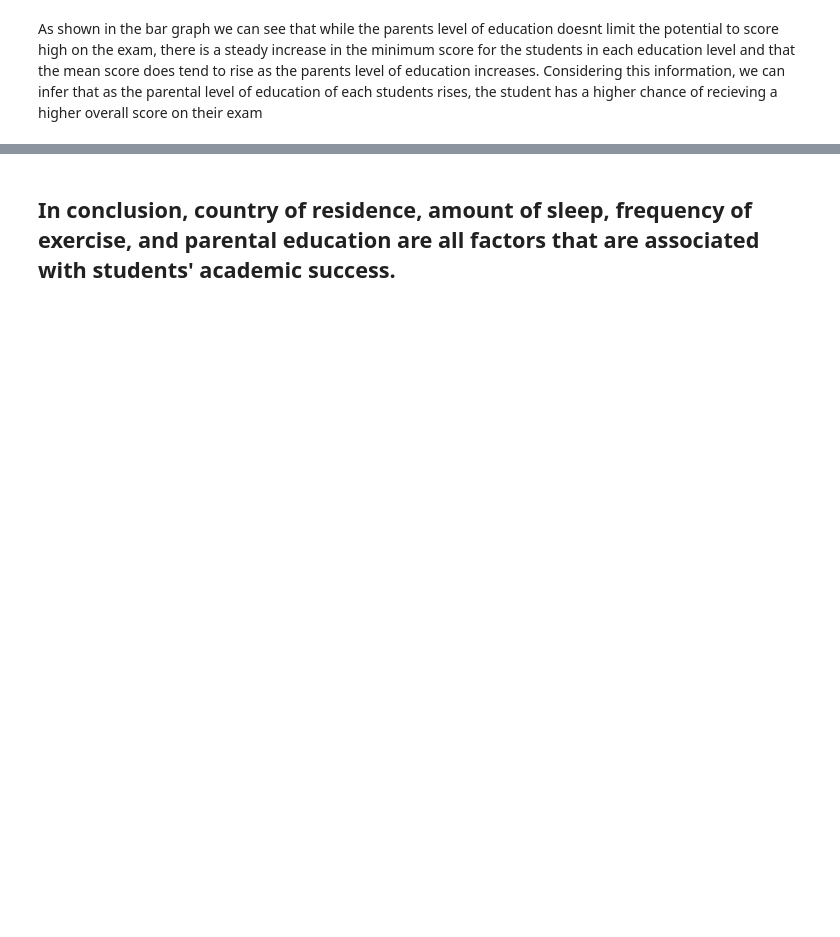
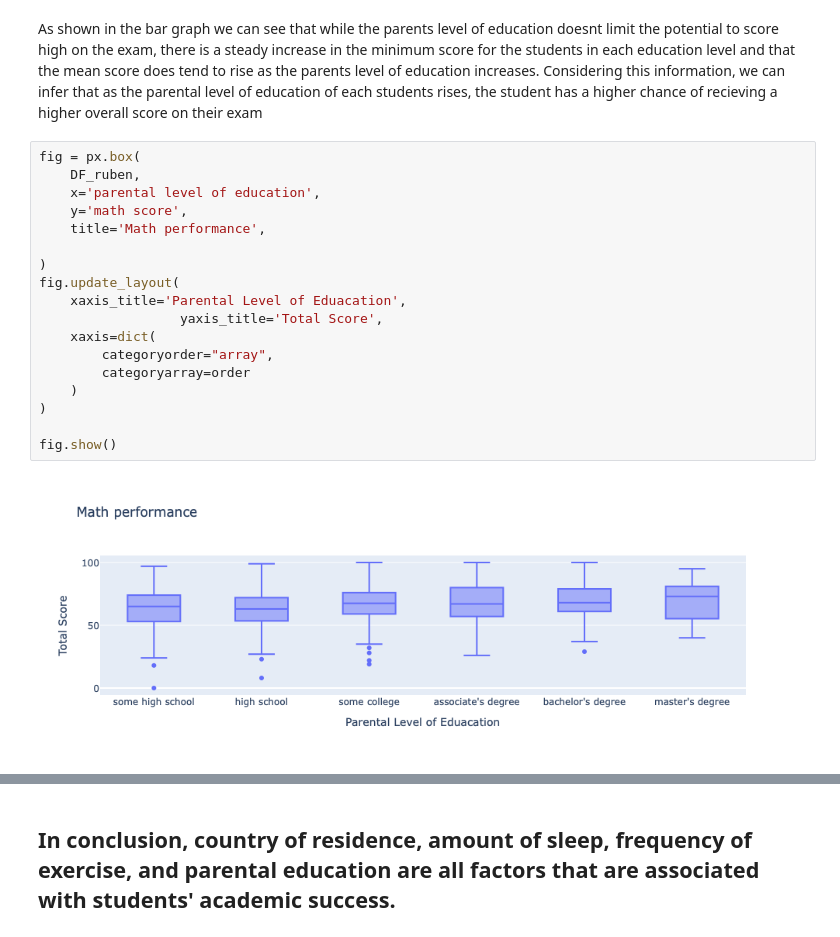
Before and after one commit to joseephwong/RJR-Data101-Project, a Jupyter notebook: Final Project.ipynb, the cells around one changed output, grey strips where cells are left out. Drawn from its saved outputs; the diff is of its cells as text; blank space fills up the shorter version.

```diff
--- a/Final Project.ipynb
+++ b/Final Project.ipynb
@@ -267,2 +295,22 @@ fig.show()
 # %% [markdown]
 As shown in the bar graph we can see that while the parents level of education doesnt limit the potential to score high on the exam, there is a steady increase in the minimum score for the students in each education level and that the mean score does tend to rise as the parents level of education increases. Considering this information, we can infer that as the parental level of education of each students rises, the student has a higher chance of recieving a higher overall score on their exam
+# %%
+fig = px.box(
+    DF_ruben,
+    x='parental level of education',
+    y='math score',
+    title='Math performance',
+
+)
+fig.update_layout(
+    xaxis_title='Parental Level of Eduacation',
+                  yaxis_title='Total Score',
+    xaxis=dict(
+        categoryorder="array",
+        categoryarray=order
+    )
+)
+
+fig.show()
+# %% [output]
+[figure, added]
```
Also changed, not shown: parts of 11 cells of this notebook.
